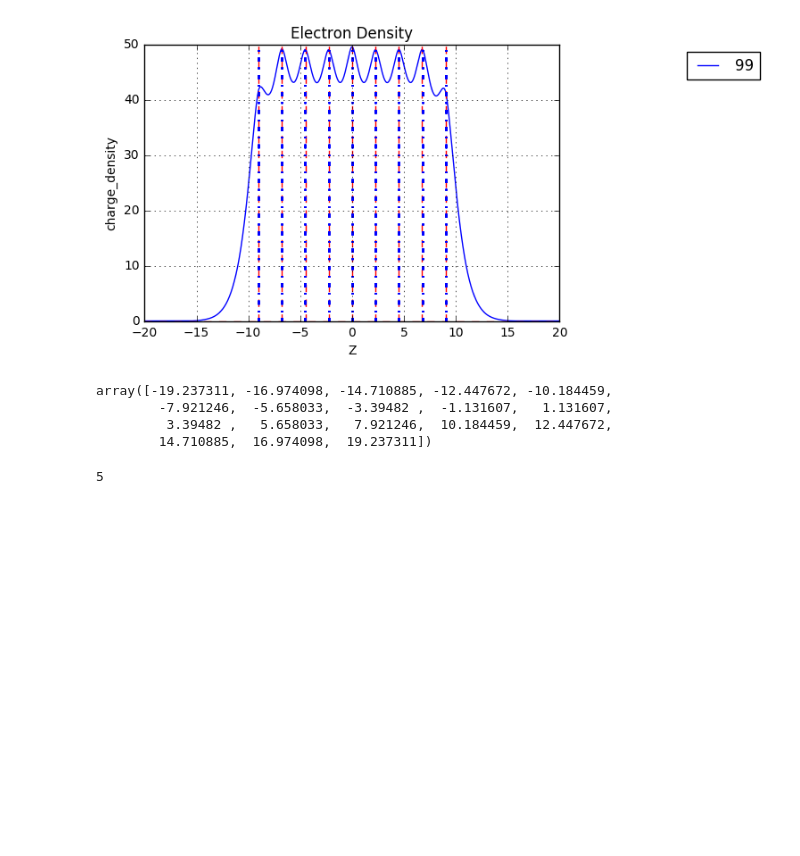
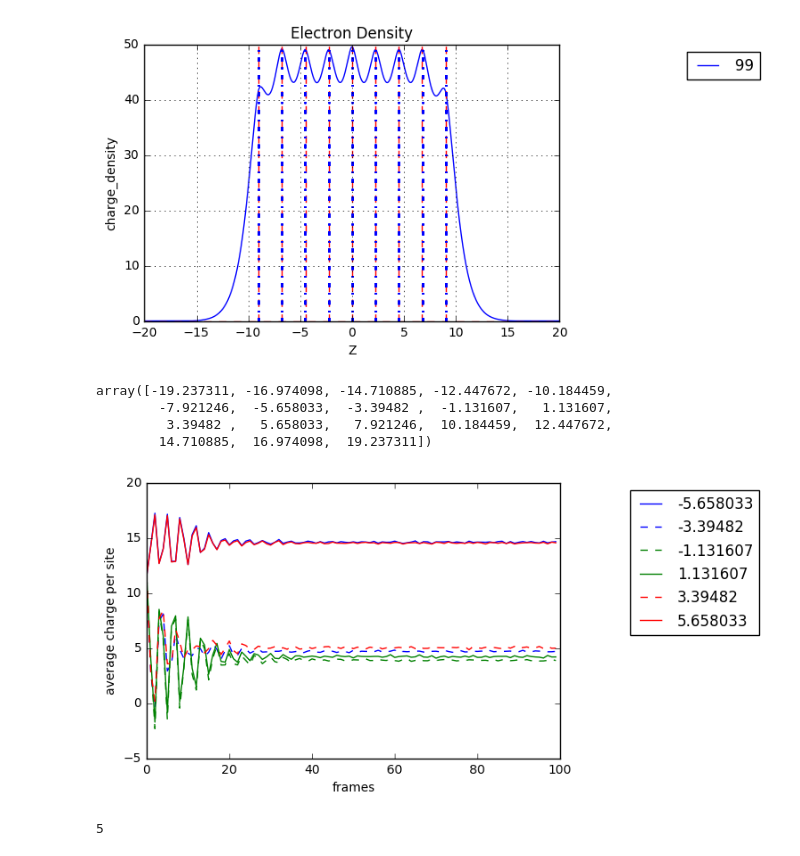
Before and after one commit to 123daimanu/DR_EAM, a Jupyter notebook: Data Extract Dump Charge Density.ipynb, the cells around one changed output. Cells and saved outputs as stored; diff of their text form; code cells hidden in the pictures; blank space fills up the shorter version.

```diff
--- a/Data Extract Dump Charge Density.ipynb
+++ b/Data Extract Dump Charge Density.ipynb
@@ -282,6 +282,24 @@ array([-19.237311, -16.974098, -14.710885, -12.447672, -10.184459,
         -7.921246,  -5.658033,  -3.39482 ,  -1.131607,   1.131607,
          3.39482 ,   5.658033,   7.921246,  10.184459,  12.447672,
         14.710885,  16.974098,  19.237311])
+# %%
+colors=['b','b--', 'g--','g','r--','r','c--','c','m--','m','y--','y'\
+        , 'k--','k','b-.','g-.','r-.','c-.','m-.','y-.','k-.']
+fig = plt.figure(1)
+ax = fig.add_subplot(111)
+
+for counter in range(len(a)):
+    lab.plot(num.sum(ez[:,layer[counter][0]],axis=1)/len(layer[counter][0]),colors[counter],label=a[counter])
+
+
+handles, labels = ax.get_legend_handles_labels()
+lab.xlabel("frames")
+lab.ylabel("average charge per site")
+lgd=lab.legend(bbox_to_anchor=(1.5,1),loc="upper right")
+lab.savefig(folderPath+"chargeLayersDaw_Ksmall.eps",bbox_extra_artists=(lgd,), bbox_inches='tight')
+lab.show()
+# %% [output]
+[figure, added]
 # %%
 # %% [output]
 5
```
Also changed, not shown: parts of 2 cells of this notebook, 1 other file.
